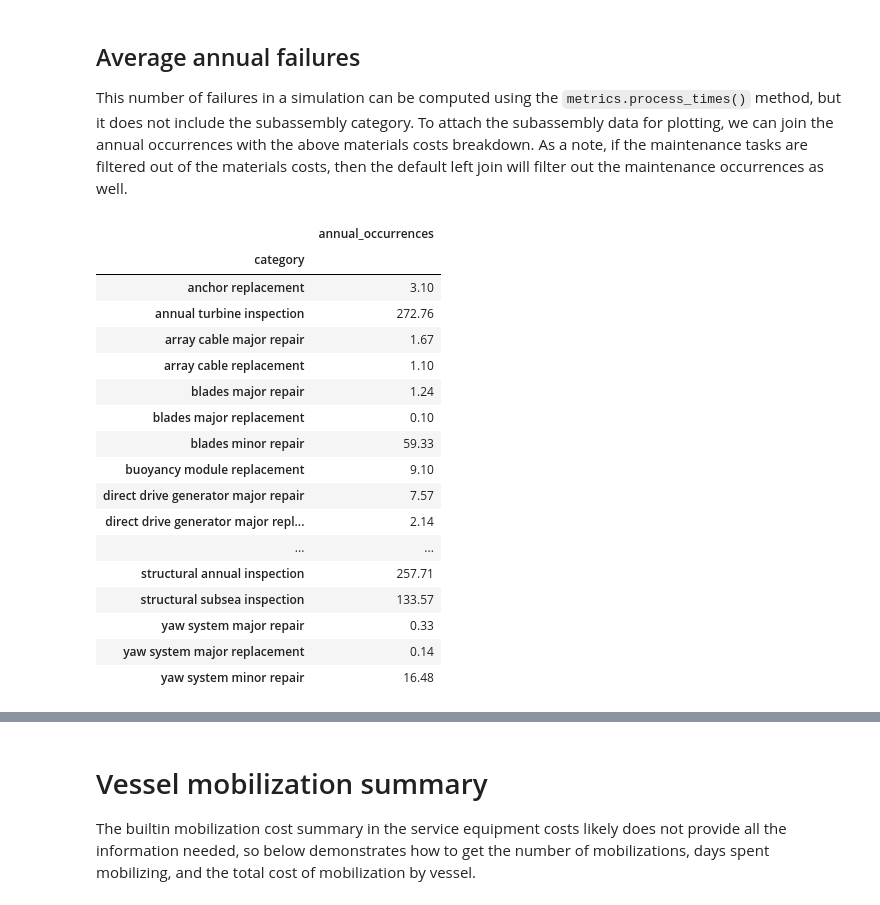
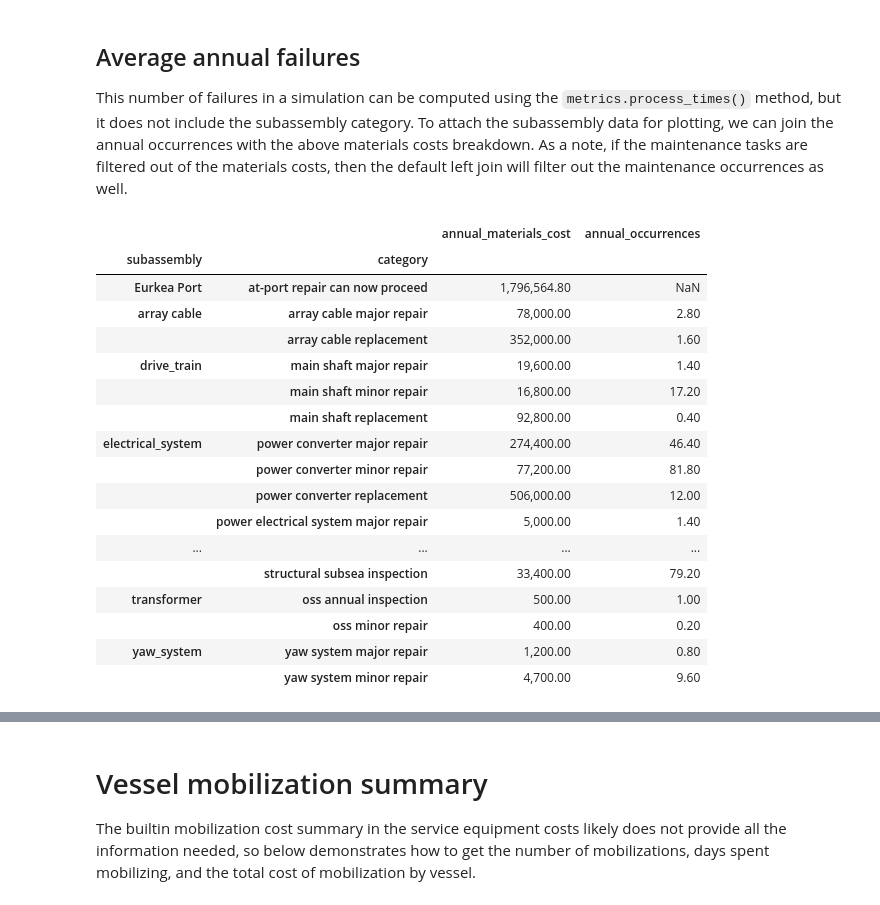
Before and after one commit to NREL/WAVES, a Jupyter notebook: examples/example-floating-deep.ipynb, the cells around one changed output, grey strips where cells are left out. Saved outputs shown, nothing was run; the diff lists cells and outputs as text; code cells hidden in the pictures.

Commit message:
average metrics across multiple runs

```diff
--- a/examples/example-floating-deep.ipynb
+++ b/examples/example-floating-deep.ipynb
@@ -432,0 +395,8 @@ total_materials
+# %%
+ev = project_floating.wombat.metrics.events
+years = project_floating.wombat.env.simulation_years
+metrics = project_floating.wombat.metrics
+materials = metrics.component_costs("project", by_category=True, by_task=True, by_action=False)
+avg_materials = materials[["materials_cost"]] / years
+
+avg_materials
@@ -441,38 +430,37 @@ default left join will filter out the maintenance occurrences as well.
 # %%
 timing = (
     metrics
     .process_times()[["N"]]
     .rename(columns={"N": "annual_occurrences"})
     / years
 )
 
 average_failures_costs = (
-    total_materials
+    avg_materials
     .reset_index(drop=False)
-    .rename(columns={"part_name": "subassembly", "reason": "category"})
+    .rename(columns={"task": "category", "materials_cost": "annual_materials_cost"})
     .set_index("category")
     .join(timing)
     .reset_index(drop=False)
     .set_index(["subassembly", "category"])
 )
+average_failures_costs
+# %% [output]
+|  |  | annual_materials_cost | annual_occurrences |
+| subassembly | category |  |  |
+| Eurkea Port | at-port repair can now proceed | 1,796,564.80 | NaN |
+| array cable | array cable major repair | 78,000.00 | 2.80 |
+|  | array cable replacement | 352,000.00 | 1.60 |
+| drive_train | main shaft major repair | 19,600.00 | 1.40 |
+|  | main shaft minor repair | 16,800.00 | 17.20 |
+|  | main shaft replacement | 92,800.00 | 0.40 |
+| electrical_system | power converter major repair | 274,400.00 | 46.40 |
+|  | power converter minor repair | 77,200.00 | 81.80 |
+|  | power converter replacement | 506,000.00 | 12.00 |
+|  | power electrical system major repair | 5,000.00 | 1.40 |
+| ... | ... | ... | ... |
+|  | structural subsea inspection | 33,400.00 | 79.20 |
+| transformer | oss annual inspection | 500.00 | 1.00 |
+|  | oss minor repair | 400.00 | 0.20 |
+| yaw_system | yaw system major repair | 1,200.00 | 0.80 |
+|  | yaw system minor repair | 4,700.00 | 9.60 |
-# %%
-timing
-# %% [output]
-|  | annual_occurrences |
-| category |  |
-| anchor replacement | 3.10 |
-| annual turbine inspection | 272.76 |
-| array cable major repair | 1.67 |
-| array cable replacement | 1.10 |
-| blades major repair | 1.24 |
-| blades major replacement | 0.10 |
-| blades minor repair | 59.33 |
-| buoyancy module replacement | 9.10 |
-| direct drive generator major repair | 7.57 |
-| direct drive generator major repl... | 2.14 |
-| ... | ... |
-| structural annual inspection | 257.71 |
-| structural subsea inspection | 133.57 |
-| yaw system major repair | 0.33 |
-| yaw system major replacement | 0.14 |
-| yaw system minor repair | 16.48 |
```
Also changed, not shown: parts of 24 cells of this notebook, 14 other files.
